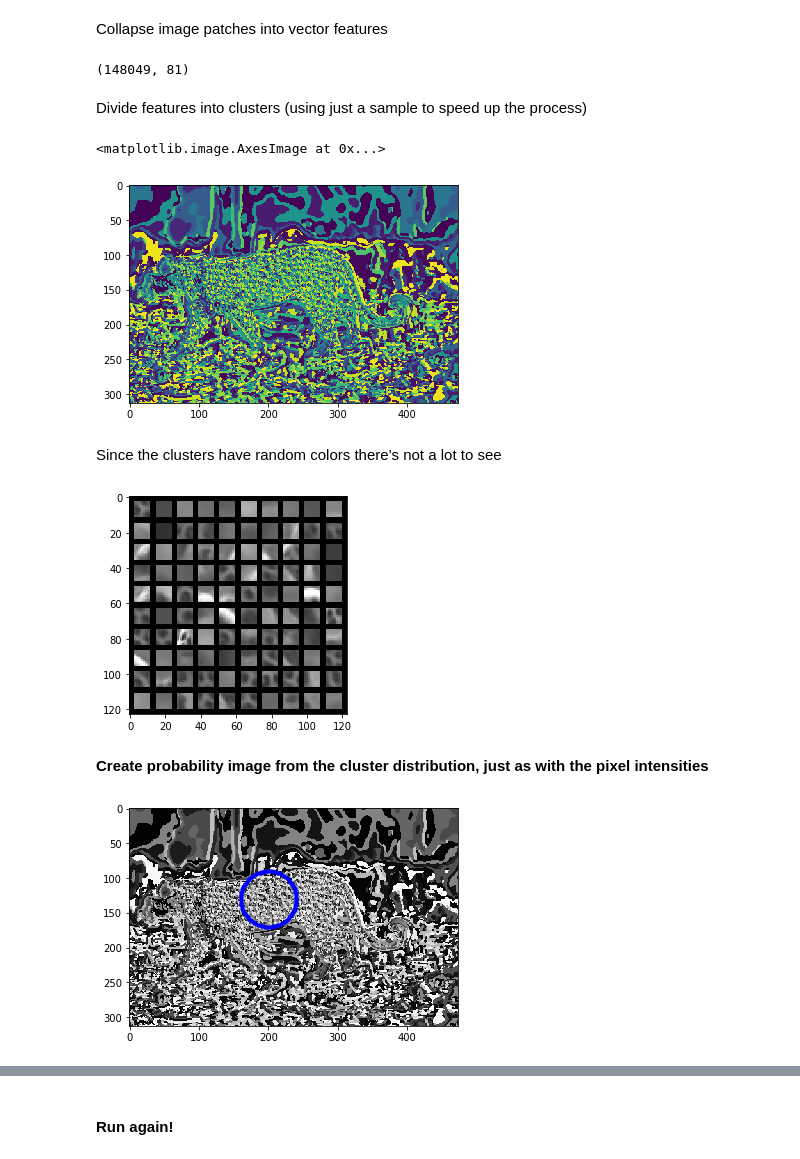
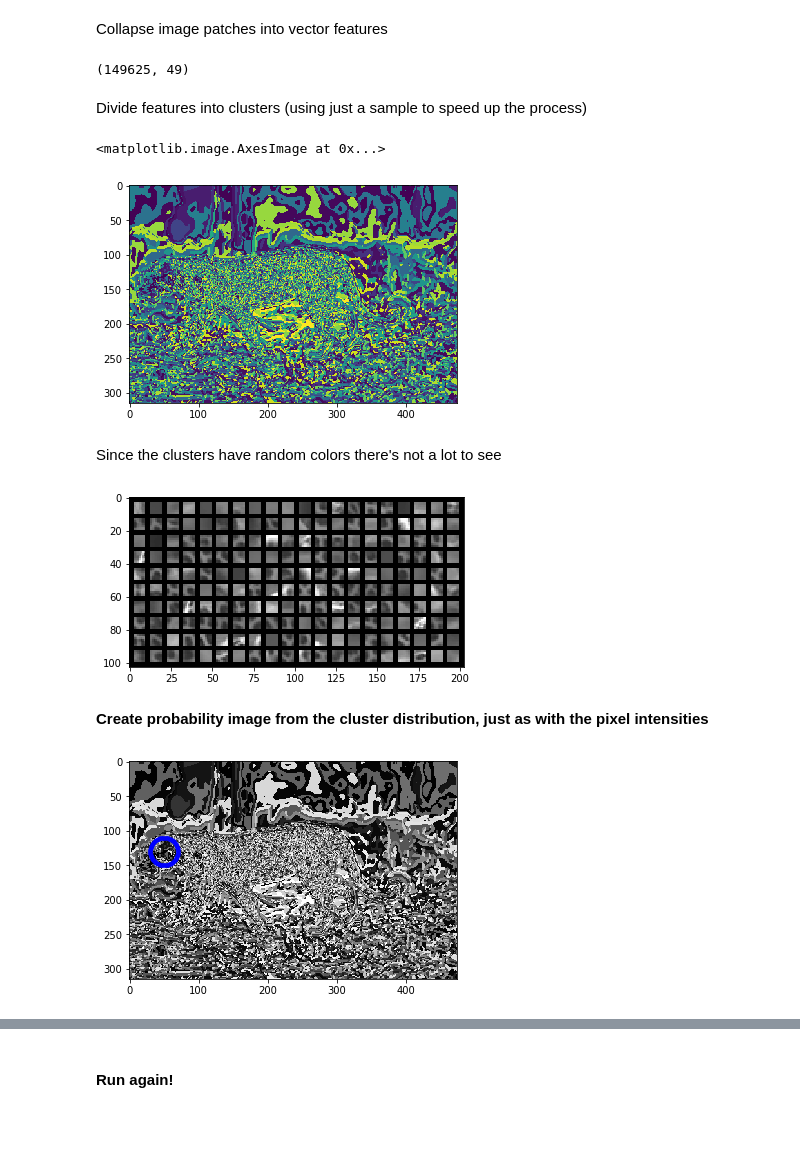
Before and after one commit to Charlottetheis/AIA, a Jupyter notebook: Jacob.ipynb, the cells around one changed output, grey strips where cells are left out. Cells and saved outputs as stored; diff of their text form; code cells hidden in the pictures; blank space fills up the shorter version.

```diff
--- a/Jacob.ipynb
+++ b/Jacob.ipynb
@@ -101,7 +101,11 @@ all_unique = np.unique(img.flatten()) # array containing each different pixel va
 count_inside = np.zeros_like(all_unique)
 count_outside = np.zeros_like(all_unique)
 count_total = np.zeros_like(all_unique)
+var = np.zeros_like(all_unique)
 for i,x in enumerate(all_unique):
     count_inside[i] = (img[mask]==x).sum()
     count_outside[i] = (img[~mask]==x).sum()
     count_total[i] = count_inside[i]+count_outside[i];
+    idx = np.argwhere(img==x)
+    mean = idx.mean(axis=0)
+    var[i] = np.linalg.norm(idx - mean, axis=1).mean() # Average distance from each pxiel the center
@@ -367,21 +387,21 @@ def im2col(A, BSZ, stepsize=1):
 # %% [markdown]
 Collapse image patches into vector features
 # %%
-E = 4
+E = 3
 K = 1+2*E
 patch_size = (K,K)
 features = im2col(img, patch_size).transpose()
 new_shape = tuple(np.array(img.shape) - (2*E))
 print(features.shape)
 # %% [output]
-(148049, 81)
+(149625, 49)
 # %% [markdown]
 Divide features into clusters (using just a sample to speed up the process)
 # %%
 import sklearn.cluster
 
 samp_size = 10000
-clusters = 100
+clusters = 200
 sample_idx = np.random.permutation(features.shape[0])[:samp_size]
 feature_sample = features[sample_idx,:]
 kmeans = sklearn.cluster.KMeans(n_clusters=clusters, verbose=False).fit(feature_sample)
@@ -393,7 +413,7 @@ cluster_img = predicted_clusters.reshape(img.shape[0]-2*E, img.shape[1]-2*E)
 plt.imshow(cluster_img)
 # %% [output]
 <matplotlib.image.AxesImage at 0x...>
-[figure, old version]
+[figure, new version]
 # %% [markdown]
 Since the clusters have random colors there's not a lot to see
 # %%
@@ -418,18 +438,18 @@ def plot_dictionary(cluster_centers, rows, cols, patch_shape=(), spacing=3):
 
     plt.imshow(dict_img, cmap='gray')
 # %%
-plot_dictionary(kmeans.cluster_centers_, 10,10)
+plot_dictionary(kmeans.cluster_centers_, 10,20)
 # %% [output]
-[figure, old version]
+[figure, new version]
 # %% [markdown]
 __Create probability image from the cluster distribution, just as with the pixel intensities__
 # %%
-model = deform_model(n_points = 140, center = (130,200), radius = 40, smooth_param=(0,0))
-#model = deform_model(n_points = 140, center = (130,50), radius = 20, smooth_param=(0.05,0.1))
+#model = deform_model(n_points = 140, center = (130,200), radius = 40, smooth_param=(0,0))
+model = deform_model(n_points = 140, center = (130,50), radius = 20, smooth_param=(0.05,0.1))
 
 plt.imshow(cluster_img, cmap='gray')
 plot_snake(model.snake)
 # %% [output]
-[figure, old version]
+[figure, new version]
 # %%
 mask = model.enclosed_mask(cluster_img.shape, down_samp=4)
```
Also changed, not shown: parts of 16 cells of this notebook.
